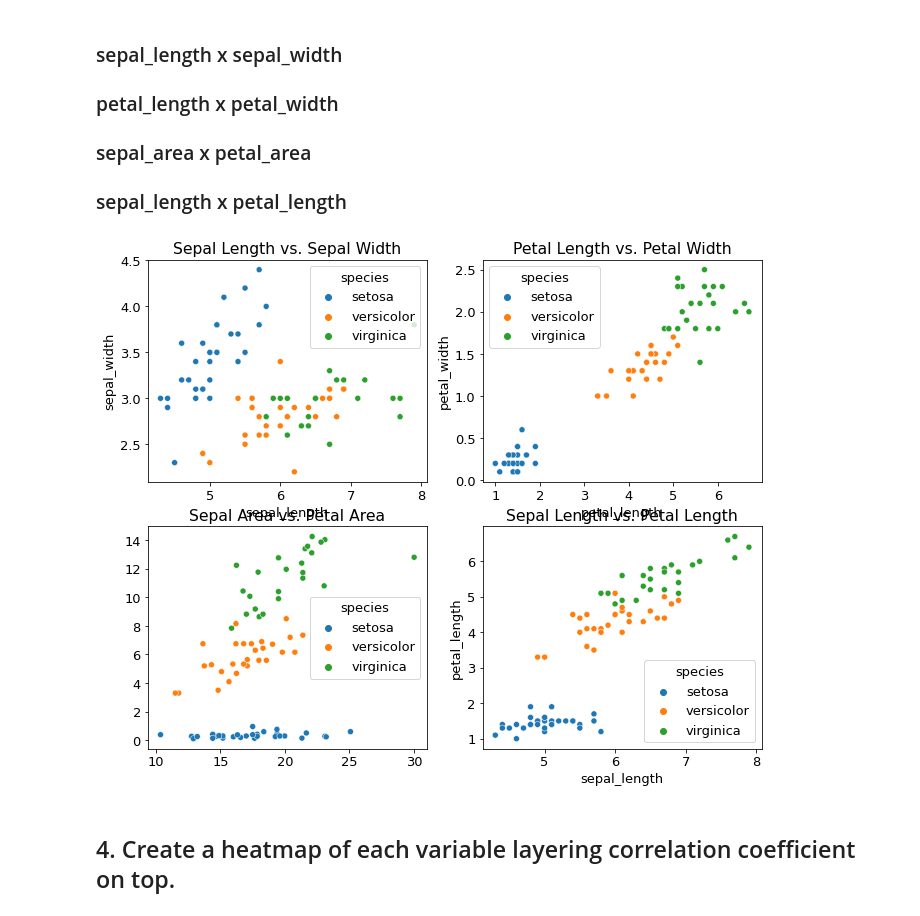
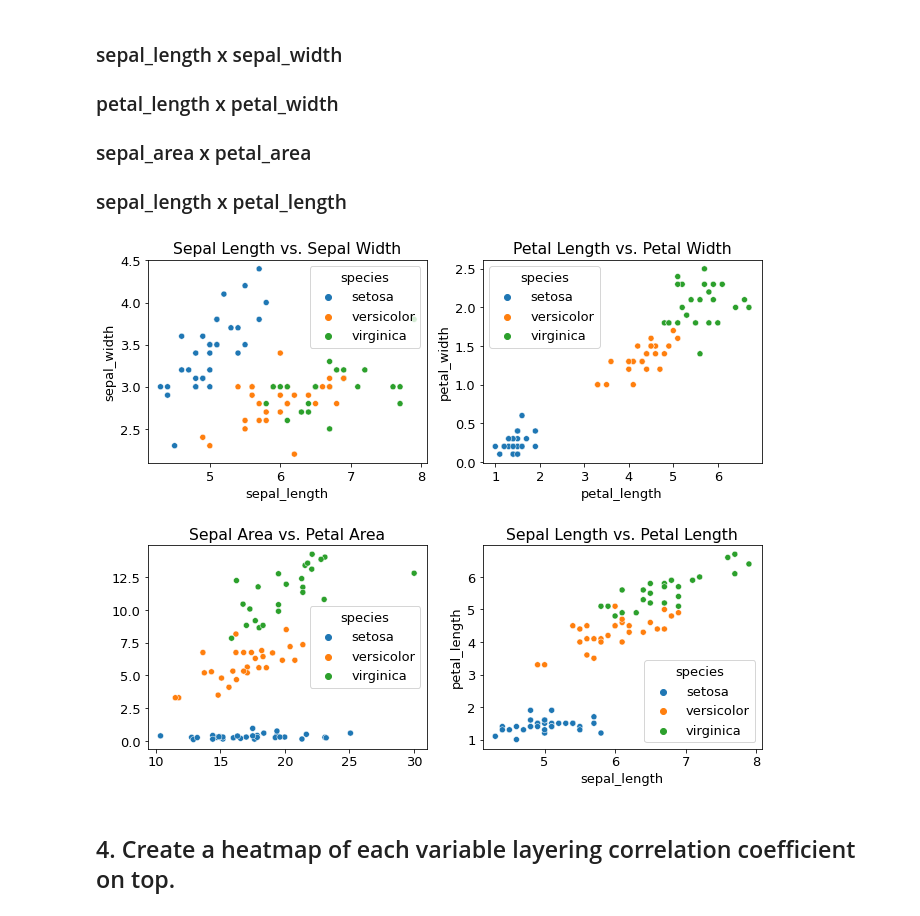
Before and after one commit to johngrinstead/classification-exercises, a Jupyter notebook: classification_exercises.ipynb, the cells around one changed output. Drawn from its saved outputs; the diff is of its cells as text; code cells hidden in the pictures.

```diff
--- a/classification_exercises.ipynb
+++ b/classification_exercises.ipynb
@@ -654,28 +654,30 @@ plt.legend()
 # %%
 n_rows = 2
 n_cols = 2
 
 # plot the first subplot
 plt.subplot(n_rows, n_cols, 1)
 sns.scatterplot(data = train, x = train.sepal_length, y = train.sepal_width, hue = 'species')
 plt.title('Sepal Length vs. Sepal Width')
 
 # the second subplot
 plt.subplot(n_rows, n_cols, 2)
 sns.scatterplot(data = train, x = train.petal_length, y = train.petal_width, hue = 'species')
 plt.title('Petal Length vs. Petal Width')
 
 plt.subplot(n_rows, n_cols, 3)
 sns.scatterplot(data = train, x = (train.sepal_length * train.sepal_width), y = (train.petal_length * train.petal_width), hue = 'species')
 plt.title('Sepal Area vs. Petal Area')
 
 plt.subplot(n_rows, n_cols, 4)
 sns.scatterplot(data = train, x = train.sepal_length, y = train.petal_length, hue = 'species')
 plt.title('Sepal Length vs. Petal Length')
 
+plt.subplots_adjust(hspace=0.4)
+
 plt.show()
 # %% [output]
-[figure, old version]
+[figure, new version]
 # %% [markdown]
 ## 4. Create a heatmap of each variable layering correlation coefficient on top.
 # %%
```
Also changed, not shown: 1 other file.
